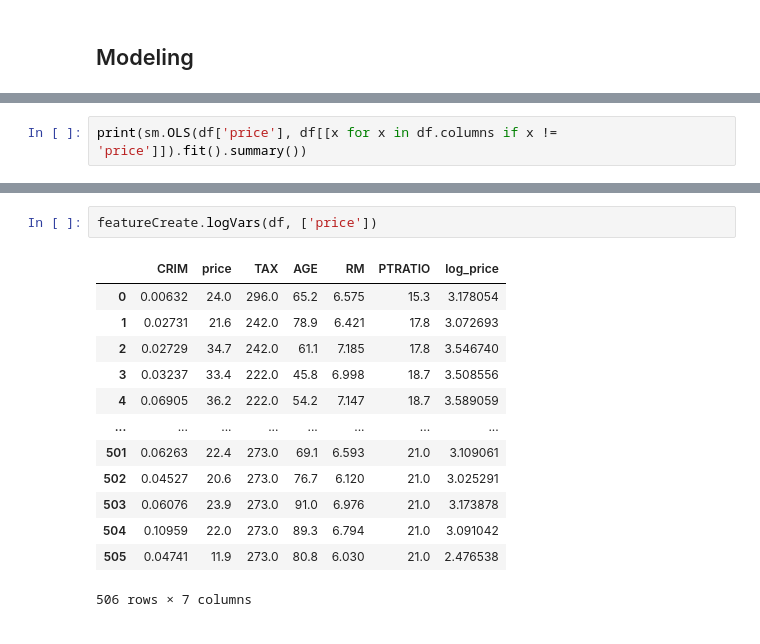
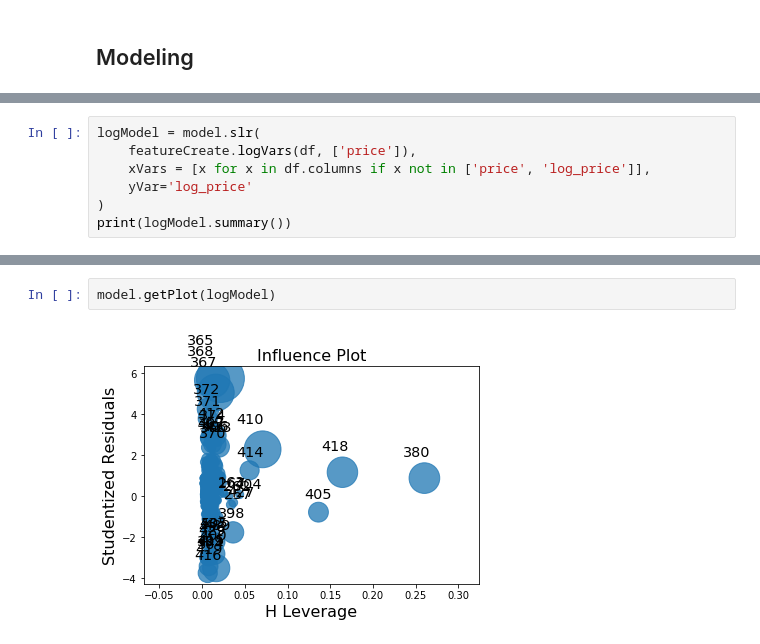
Before and after one commit to ayoskovich/personalSite, a Jupyter notebook: pyNotebooks/housing/housePrices.ipynb, the cells around one changed output, grey strips where cells are left out. Drawn from its saved outputs; the diff is of its cells as text.

```diff
--- a/pyNotebooks/housing/housePrices.ipynb
+++ b/pyNotebooks/housing/housePrices.ipynb
@@ -114,4 +116,9 @@ Covariance Type:            nonrobust
 Warnings:
 [1] Standard Errors assume that the covariance matrix of the errors is correctly specified.
 # %%
-print(sm.OLS(df['price'], df[[x for x in df.columns if x != 'price']]).fit().summary())
+logModel = model.slr(
+    featureCreate.logVars(df, ['price']),
+    xVars = [x for x in df.columns if x not in ['price', 'log_price']],
+    yVar='log_price'
+)
+print(logModel.summary())
@@ -118,16 +143,4 @@ print(sm.OLS(df['price'], df[[x for x in df.columns if x != 'price']]).fit().sum
-# %%
-featureCreate.logVars(df, ['price'])
-# %% [output]
-|  | CRIM | price | TAX | AGE | RM | PTRATIO | log_price |
-| 0 | 0.00632 | 24.0 | 296.0 | 65.2 | 6.575 | 15.3 | 3.178054 |
-| 1 | 0.02731 | 21.6 | 242.0 | 78.9 | 6.421 | 17.8 | 3.072693 |
-| 2 | 0.02729 | 34.7 | 242.0 | 61.1 | 7.185 | 17.8 | 3.546740 |
-| 3 | 0.03237 | 33.4 | 222.0 | 45.8 | 6.998 | 18.7 | 3.508556 |
-| 4 | 0.06905 | 36.2 | 222.0 | 54.2 | 7.147 | 18.7 | 3.589059 |
-| ... | ... | ... | ... | ... | ... | ... | ... |
-| 501 | 0.06263 | 22.4 | 273.0 | 69.1 | 6.593 | 21.0 | 3.109061 |
-| 502 | 0.04527 | 20.6 | 273.0 | 76.7 | 6.120 | 21.0 | 3.025291 |
-| 503 | 0.06076 | 23.9 | 273.0 | 91.0 | 6.976 | 21.0 | 3.173878 |
-| 504 | 0.10959 | 22.0 | 273.0 | 89.3 | 6.794 | 21.0 | 3.091042 |
-| 505 | 0.04741 | 11.9 | 273.0 | 80.8 | 6.030 | 21.0 | 2.476538 |
-506 rows × 7 columns
+# %%
+model.getPlot(logModel)
+# %% [output]
+[figure, added]
```
Also changed, not shown: parts of 12 cells of this notebook, 4 other files.
